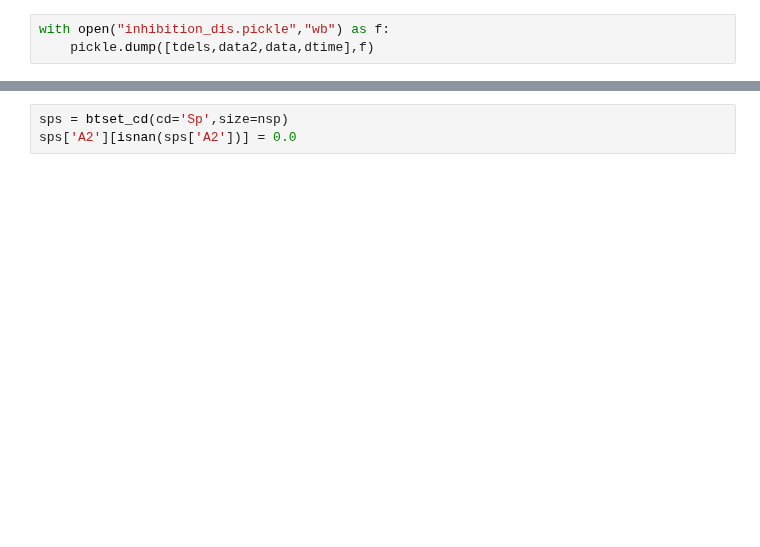
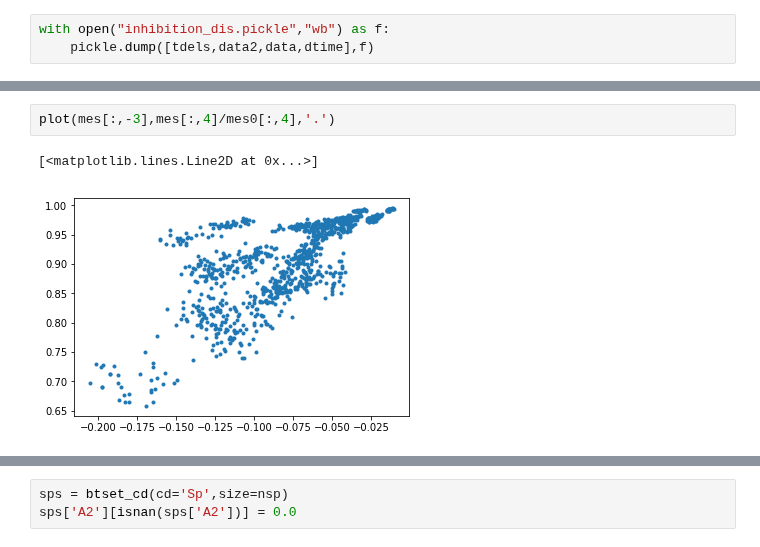
Before and after one commit to p-serna/SpineModel, a Jupyter notebook: Proper Spine Model - Inhibition.ipynb, the cells around one changed output, grey strips where cells are left out. Cells and saved outputs as stored; diff of their text form; blank space fills up the shorter version.

```diff
--- a/Proper Spine Model - Inhibition.ipynb
+++ b/Proper Spine Model - Inhibition.ipynb
@@ -623,3 +633,8 @@ with open("inhibition_dis.pickle","wb") as f:
+# %%
+plot(mes[:,-3],mes[:,4]/mes0[:,4],'.')
+# %% [output]
+[<matplotlib.lines.Line2D at 0x...>]
+[figure, added]
 # %%
 figure(figsize=(8,6))
 #me2 = 1.0*medata2
```
Also changed, not shown: parts of 50 cells of this notebook, 14 other files.
